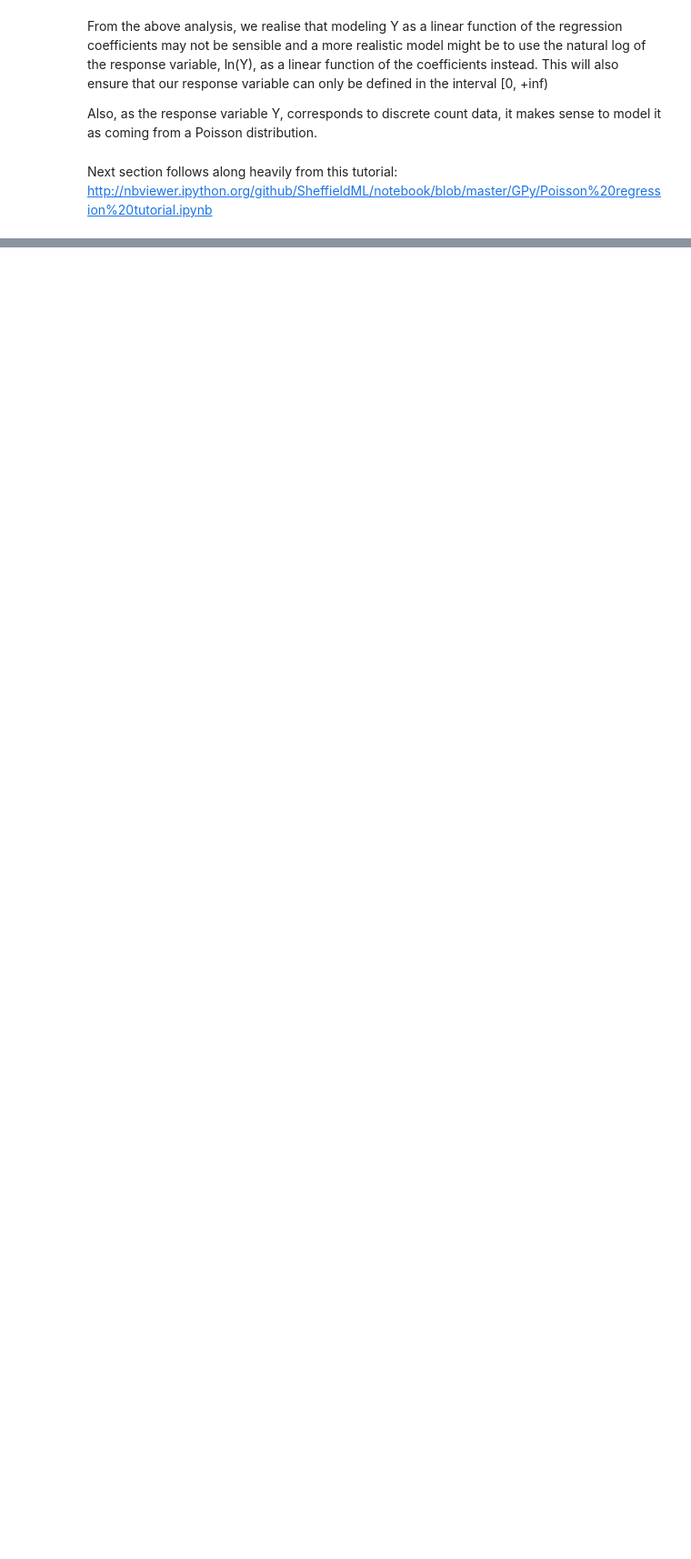
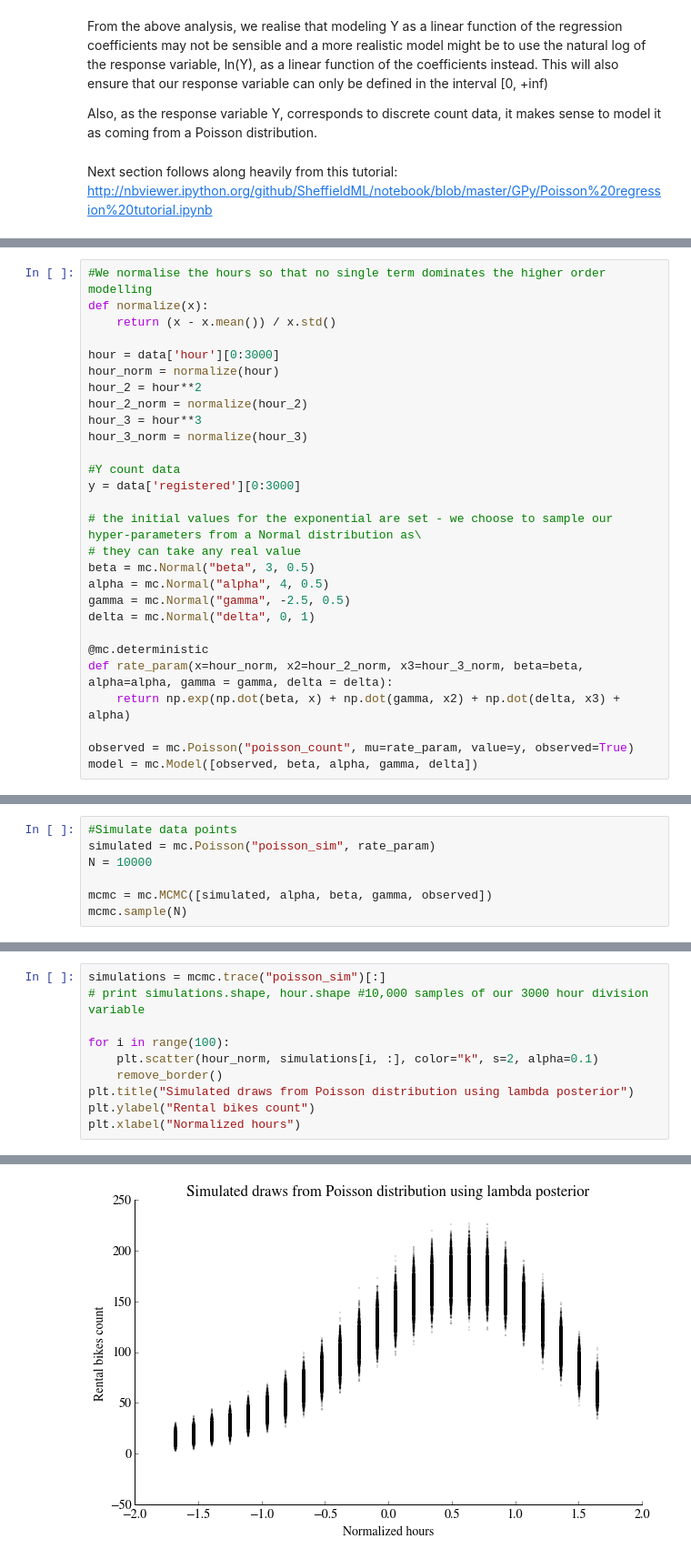
Before and after one commit to fraser-campbell/Machine-Learning-Projects, a Jupyter notebook: Bike Sharing/Bike Sharing.ipynb, the cells around one changed output, grey strips where cells are left out. Shown at 91% size. Cells and saved outputs as stored; diff of their text form; blank space fills up the shorter version.

```diff
--- a/Bike Sharing/Bike Sharing.ipynb
+++ b/Bike Sharing/Bike Sharing.ipynb
@@ -625,0 +483,28 @@ Plotting alpha
+# %%
+#We normalise the hours so that no single term dominates the higher order modelling
+def normalize(x):
+    return (x - x.mean()) / x.std()
+
+hour = data['hour'][0:3000]
+hour_norm = normalize(hour)
+hour_2 = hour**2
+hour_2_norm = normalize(hour_2)
+hour_3 = hour**3
+hour_3_norm = normalize(hour_3)
+
+#Y count data
+y = data['registered'][0:3000]
+
+# the initial values for the exponential are set - we choose to sample our hyper-parameters from a Normal distribution as\
+# they can take any real value
+beta = mc.Normal("beta", 3, 0.5)
+alpha = mc.Normal("alpha", 4, 0.5)
+gamma = mc.Normal("gamma", -2.5, 0.5)
+delta = mc.Normal("delta", 0, 1)
+
+@mc.deterministic
+def rate_param(x=hour_norm, x2=hour_2_norm, x3=hour_3_norm, beta=beta, alpha=alpha, gamma = gamma, delta = delta):
+    return np.exp(np.dot(beta, x) + np.dot(gamma, x2) + np.dot(delta, x3) + alpha)
+
+observed = mc.Poisson("poisson_count", mu=rate_param, value=y, observed=True)
+model = mc.Model([observed, beta, alpha, gamma, delta])
@@ -625,0 +574,7 @@ Plotting alpha
+# %%
+#Simulate data points
+simulated = mc.Poisson("poisson_sim", rate_param)
+N = 10000
+
+mcmc = mc.MCMC([simulated, alpha, beta, gamma, observed])
+mcmc.sample(N)
@@ -625,0 +583,11 @@ Plotting alpha
+# %%
+simulations = mcmc.trace("poisson_sim")[:]
+# print simulations.shape, hour.shape #10,000 samples of our 3000 hour division variable
+
+for i in range(100):
+    plt.scatter(hour_norm, simulations[i, :], color="k", s=2, alpha=0.1)
+    remove_border()
+plt.title("Simulated draws from Poisson distribution using lambda posterior")
+plt.ylabel("Rental bikes count")
+plt.xlabel("Normalized hours")
+# %% [output]
@@ -625,0 +595 @@ Plotting alpha
+[figure, added]
```
Also changed, not shown: parts of 48 cells of this notebook.
